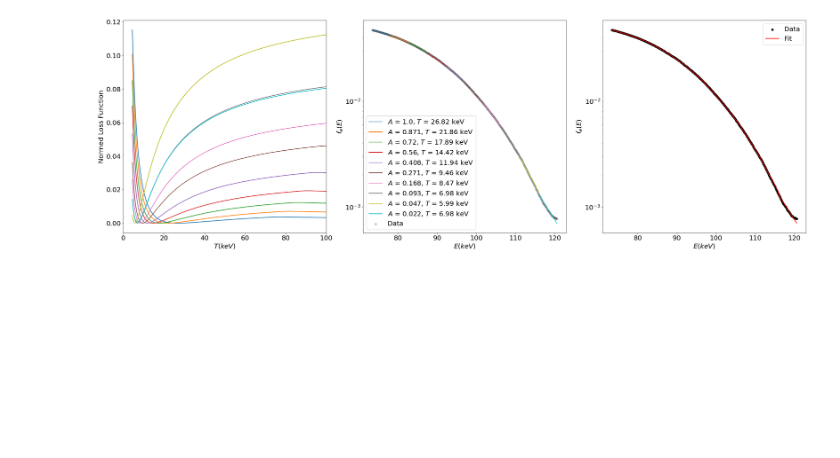
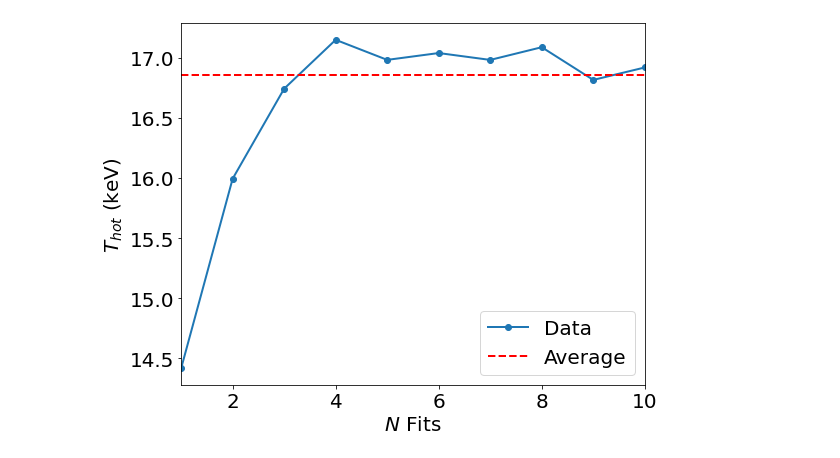
Before and after one commit to gosling123/epoch_surra, a Jupyter notebook: hot_e_panel.ipynb, the cells around one changed output. Drawn from its saved outputs; the diff is of its cells as text; code cells hidden in the pictures; blank space fills up the shorter version.

```diff
--- a/hot_e_panel.ipynb
+++ b/hot_e_panel.ipynb
@@ -16,4 +15,6 @@ plt.gcf().set_size_inches(30,10)
+# %%
+he.get_hot_e_temp(n = 10, ax = None, plot = True)
+# %% [output]
+[figure, added]
 # %%
-he.fit_maxwellians(n = 10, plot = True, log = True)
+he.fit_maxwellians(n = 6, plot = True, log = True)
-# %% [output]
-[figure, removed]
```
Also changed, not shown: parts of 3 cells of this notebook, 20 other files.
